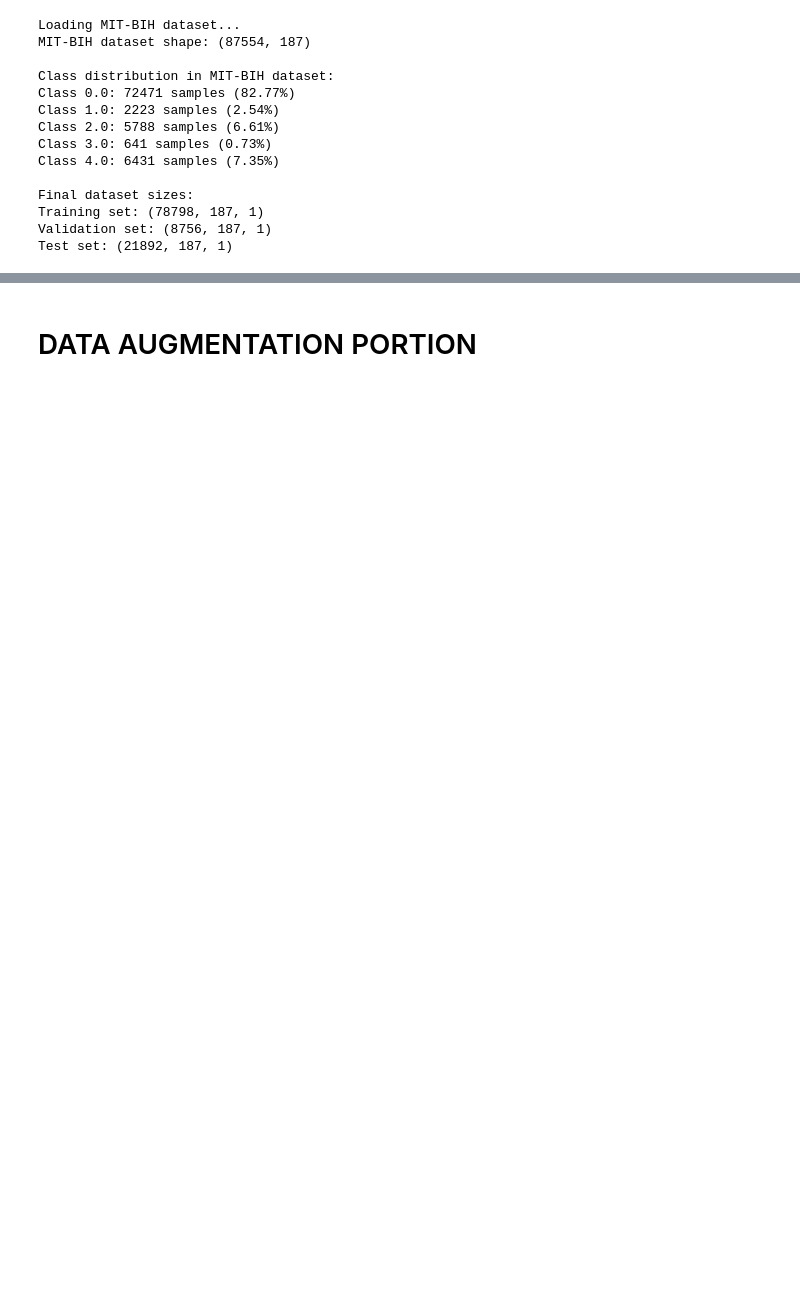
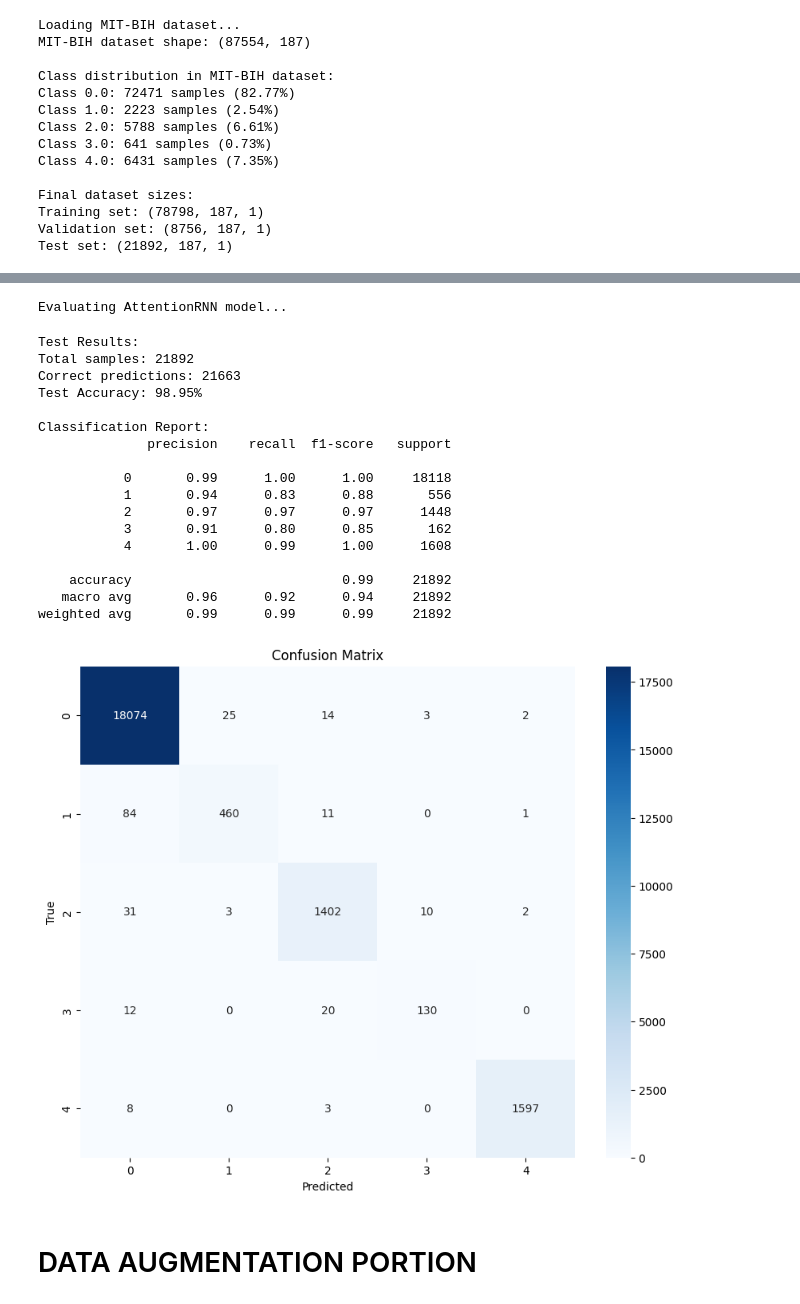
Before and after one commit to Octopoos42/sc4001, a Jupyter notebook: data_aug.ipynb, the cells around one changed output, grey strips where cells are left out. Saved outputs shown, nothing was run; the diff lists cells and outputs as text; code cells hidden in the pictures; blank space fills up the shorter version.

```diff
--- a/data_aug.ipynb
+++ b/data_aug.ipynb
@@ -247,0 +870,11 @@ Test set: (21892, 187, 1)
+# %%
+# Create test loader
+test_dataset = ECGDataset(X_test, y_test)
+test_loader = DataLoader(test_dataset, batch_size=32)
+device = torch.device("cuda" if torch.cuda.is_available() else "cpu")
+
+# Get accuracies
+rnn_accuracy = get_test_accuracy(rnn_trainer.model, test_loader, device, "RNN")
+
+print("\nSummary:")
+print(f"RNN Test Accuracy: {rnn_accuracy:.2f}%")
@@ -248,2 +1210,68 @@ Test set: (21892, 187, 1)
+# %%
+def evaluate_attention_rnn(model, test_loader, device):
+    model.eval()
+    all_predictions = []
+    all_labels = []
+    correct = 0
+    total = 0
+
+    print("\nEvaluating AttentionRNN model...")
+
+    with torch.no_grad():
+        for batch_X, batch_y in tqdm(test_loader, desc='Testing'):
+            batch_X, batch_y = batch_X.to(device), batch_y.to(device)
+            outputs, _ = model(batch_X)
+            _, predicted = torch.max(outputs.data, 1)
+
+            total += batch_y.size(0)
+            correct += (predicted == batch_y).sum().item()
+
+            all_predictions.extend(predicted.cpu().numpy())
+            all_labels.extend(batch_y.cpu().numpy())
+
+    accuracy = 100 * correct / total
+
+    # Print results
+    print(f"\nTest Results:")
+    print(f"Total samples: {total}")
+    print(f"Correct predictions: {correct}")
+    print(f"Test Accuracy: {accuracy:.2f}%")
+
+    # Print classification report
+    print("\nClassification Report:")
+    print(classification_report(all_labels, all_predictions))
+
+    # Plot confusion matrix
+    cm = confusion_matrix(all_labels, all_predictions)
+    plt.figure(figsize=(10, 8))
+    sns.heatmap(cm, annot=True, fmt='d', cmap='Blues')
+    plt.title('Confusion Matrix')
+    plt.xlabel('Predicted')
+    plt.ylabel('True')
+    plt.show()
+
+    return accuracy
+
+test_accuracy = evaluate_attention_rnn(model, test_loader, device)
+# %% [output]
+Evaluating AttentionRNN model...
+Test Results:
+Total samples: 21892
+Correct predictions: 21663
+Test Accuracy: 98.95%
+
+Classification Report:
+              precision    recall  f1-score   support
+
+           0       0.99      1.00      1.00     18118
+           1       0.94      0.83      0.88       556
+           2       0.97      0.97      0.97      1448
+           3       0.91      0.80      0.85       162
+           4       1.00      0.99      1.00      1608
+
+    accuracy                           0.99     21892
+   macro avg       0.96      0.92      0.94     21892
+weighted avg       0.99      0.99      0.99     21892
+[figure, added]
 # %% [markdown]
 # DATA AUGMENTATION PORTION
```
Also changed, not shown: parts of 25 cells of this notebook.
